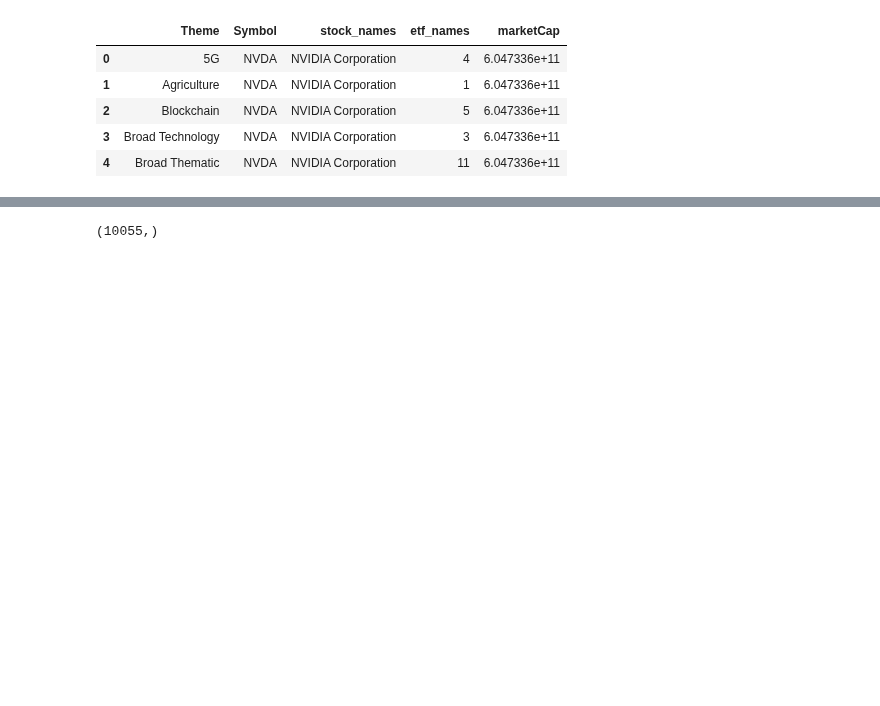
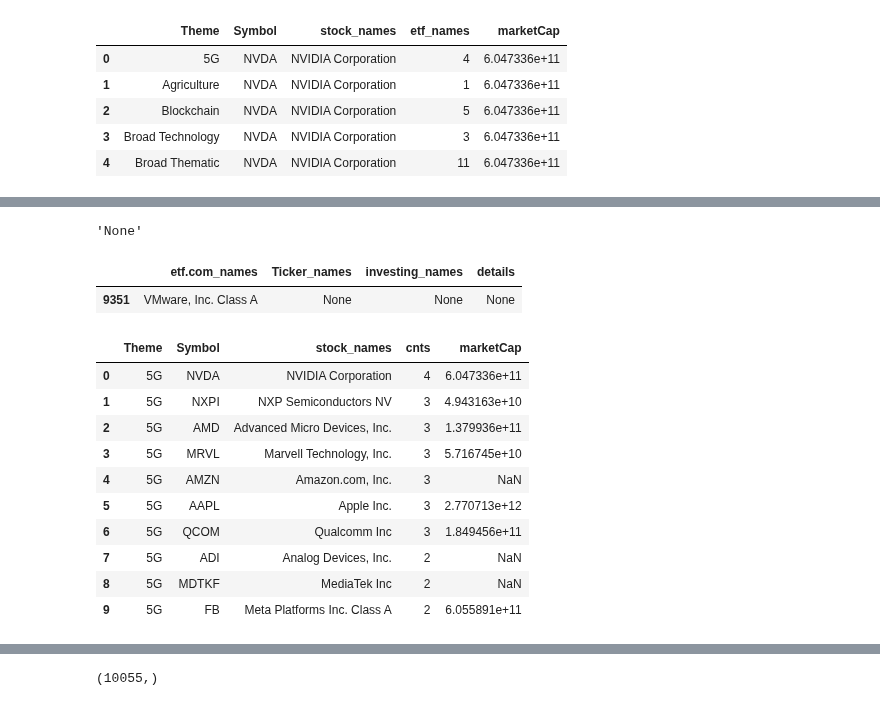
Before and after one commit to yjchoi-95/Korea_Investment_and_Securities, a Jupyter notebook: scripts/ipynb/Finance-info-matching.ipynb, the cells around one changed output, grey strips where cells are left out. Cells and saved outputs as stored; diff of their text form; code cells hidden in the pictures; blank space fills up the shorter version.

```diff
--- a/scripts/ipynb/Finance-info-matching.ipynb
+++ b/scripts/ipynb/Finance-info-matching.ipynb
@@ -102,0 +119,37 @@ final_df2.head(20)
+# %%
+def find_ticker(y):
+    global investing_df
+
+    try:
+        return investing_df.loc[investing_df['etf.com_names'] == y,'Ticker_names'].values[0]
+    except:
+        return np.nan
+# %%
+find_ticker('VMware, Inc. Class A')
+# %% [output]
+'None'
+# %%
+investing_df.loc[investing_df['etf.com_names'] == "VMware, Inc. Class A"]
+# %% [output]
+|  | etf.com_names | Ticker_names | investing_names | details |
+| 9351 | VMware, Inc. Class A | None | None | None |
+# %%
+mapping_dict = {x:find_ticker(x) for x in nan_stocks}
+# %%
+ticker_list = [mapping_dict[x] if mapping_dict[x] != "None" else np.nan for x in final_df2.loc[final_df2.Symbol.isnull(),:].stock_names]
+# %%
+final_df2.loc[final_df2.Symbol.isnull(),'Symbol'] = ticker_list
+# %%
+final_df2.head(10)
+# %% [output]
+|  | Theme | Symbol | stock_names | cnts | marketCap |
+| 0 | 5G | NVDA | NVIDIA Corporation | 4 | 6.047336e+11 |
+| 1 | 5G | NXPI | NXP Semiconductors NV | 3 | 4.943163e+10 |
+| 2 | 5G | AMD | Advanced Micro Devices, Inc. | 3 | 1.379936e+11 |
+| 3 | 5G | MRVL | Marvell Technology, Inc. | 3 | 5.716745e+10 |
+| 4 | 5G | AMZN | Amazon.com, Inc. | 3 | NaN |
+| 5 | 5G | AAPL | Apple Inc. | 3 | 2.770713e+12 |
+| 6 | 5G | QCOM | Qualcomm Inc | 3 | 1.849456e+11 |
+| 7 | 5G | ADI | Analog Devices, Inc. | 2 | NaN |
+| 8 | 5G | MDTKF | MediaTek Inc | 2 | NaN |
+| 9 | 5G | FB | Meta Platforms Inc. Class A | 2 | 6.055891e+11 |
```
Also changed, not shown: parts of 30 cells of this notebook, 7 other files.
